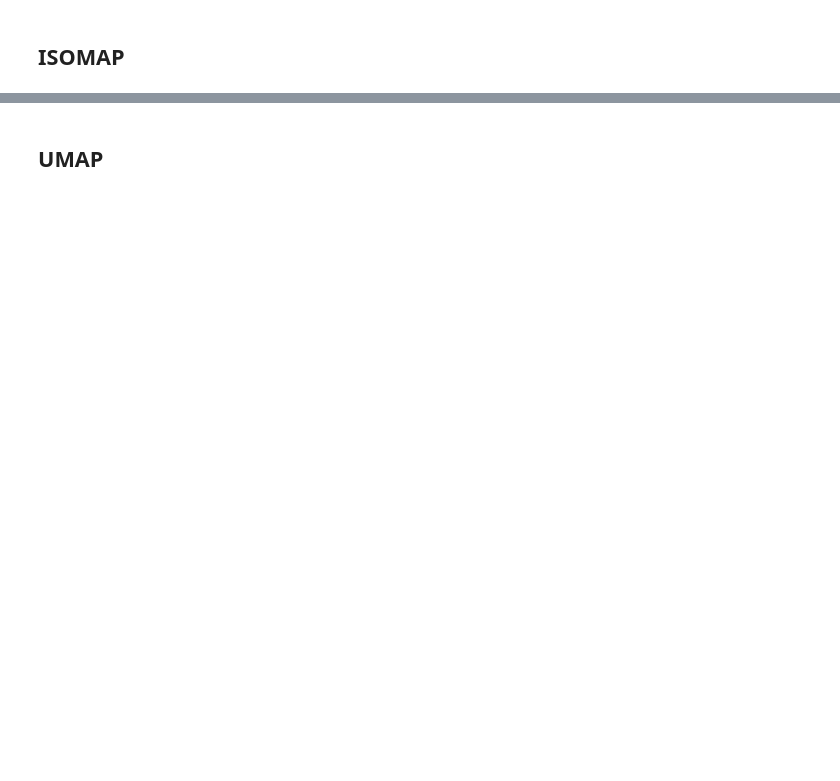
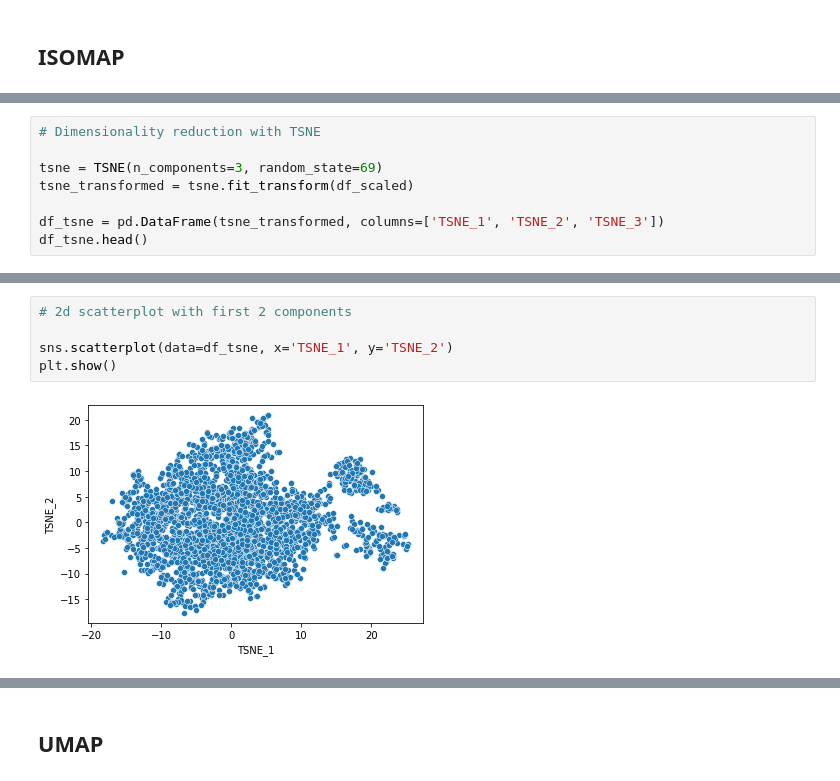
Before and after one commit to juanbadal/lab-clustering-songs, a Jupyter notebook: lab-clustering-songs.ipynb, the cells around one changed output, grey strips where cells are left out. Cells and saved outputs as stored; diff of their text form; blank space fills up the shorter version.

```diff
--- a/lab-clustering-songs.ipynb
+++ b/lab-clustering-songs.ipynb
@@ -298,0 +398,8 @@ plt.show()
+# %%
+# Dimensionality reduction with TSNE
+
+tsne = TSNE(n_components=3, random_state=69)
+tsne_transformed = tsne.fit_transform(df_scaled)
+
+df_tsne = pd.DataFrame(tsne_transformed, columns=['TSNE_1', 'TSNE_2', 'TSNE_3'])
+df_tsne.head()
@@ -298,0 +413,7 @@ plt.show()
+# %%
+# 2d scatterplot with first 2 components
+
+sns.scatterplot(data=df_tsne, x='TSNE_1', y='TSNE_2')
+plt.show()
+# %% [output]
+[figure, added]
```
Also changed, not shown: parts of 23 cells of this notebook, 4 other files.
